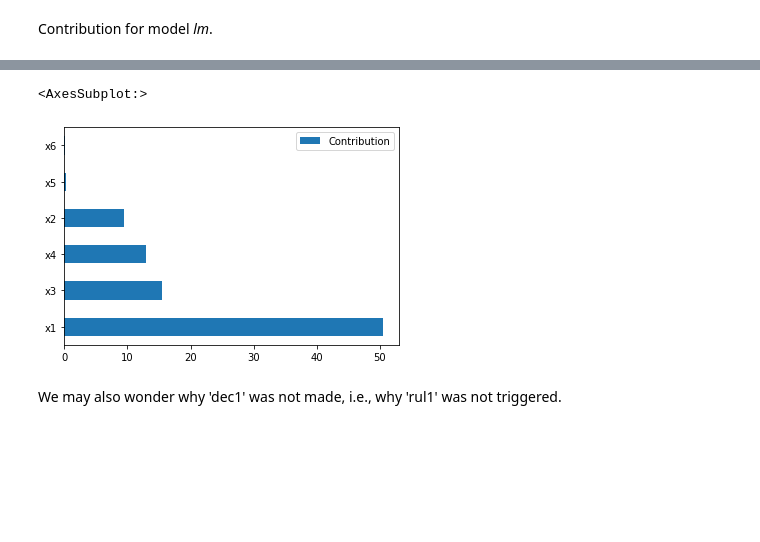
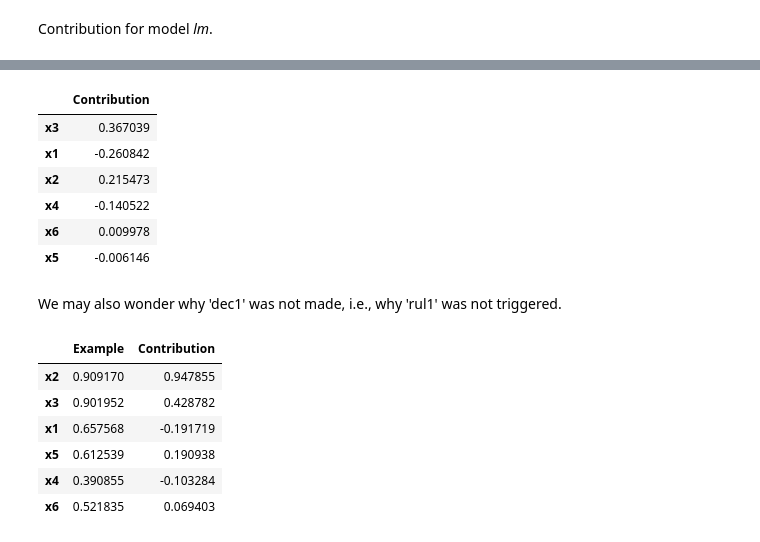
Before and after one commit to gianluigilopardo/smace, a Jupyter notebook: example.ipynb, the cells around one changed output, grey strips where cells are left out. Drawn from its saved outputs; the diff is of its cells as text; code cells hidden in the pictures; blank space fills up the shorter version.

```diff
--- a/example.ipynb
+++ b/example.ipynb
@@ -144,8 +141,24 @@ explanation.model_bar('lm')
 # %%
-explanation.model_bar('xgb')
+explanation.model_table('xgb')
 # %% [output]
-<AxesSubplot:>
-[figure, removed]
+|  | Contribution |
+| x3 | 0.367039 |
+| x1 | -0.260842 |
+| x2 | 0.215473 |
+| x4 | -0.140522 |
+| x6 | 0.009978 |
+| x5 | -0.006146 |
 # %% [markdown]
 We may also wonder why 'dec1' was not made, i.e., why 'rul1' was not triggered.
+# %%
+explanation = explainer.explain(example, 'rul1')
+explanation.table()
+# %% [output]
+|  | Example | Contribution |
+| x2 | 0.909170 | 0.947855 |
+| x3 | 0.901952 | 0.428782 |
+| x1 | 0.657568 | -0.191719 |
+| x5 | 0.612539 | 0.190938 |
+| x4 | 0.390855 | -0.103284 |
+| x6 | 0.521835 | 0.069403 |
 # %%
```
Also changed, not shown: parts of 29 cells of this notebook, 2 other files.
